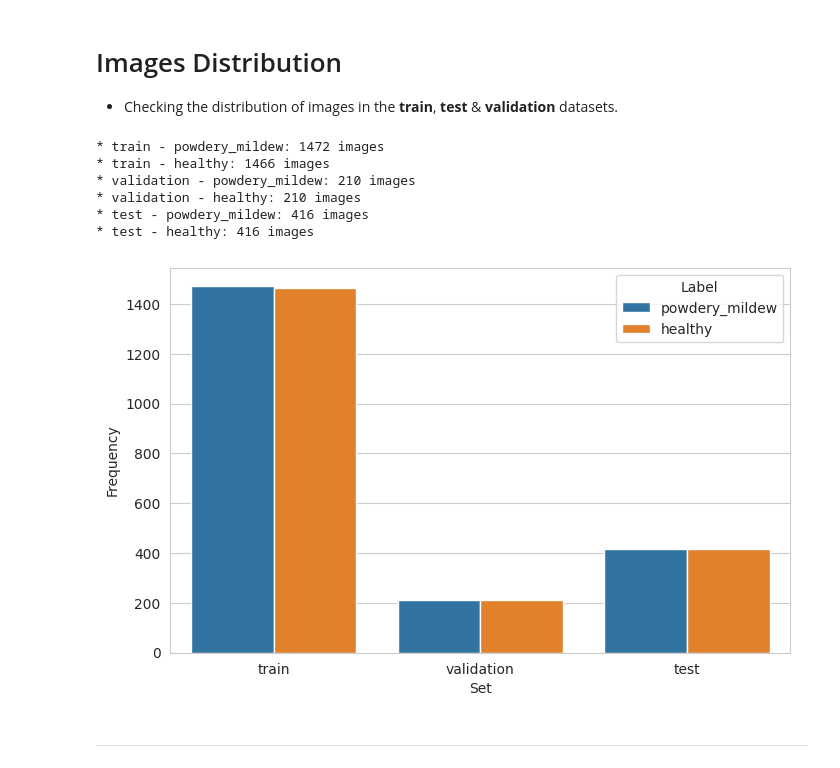
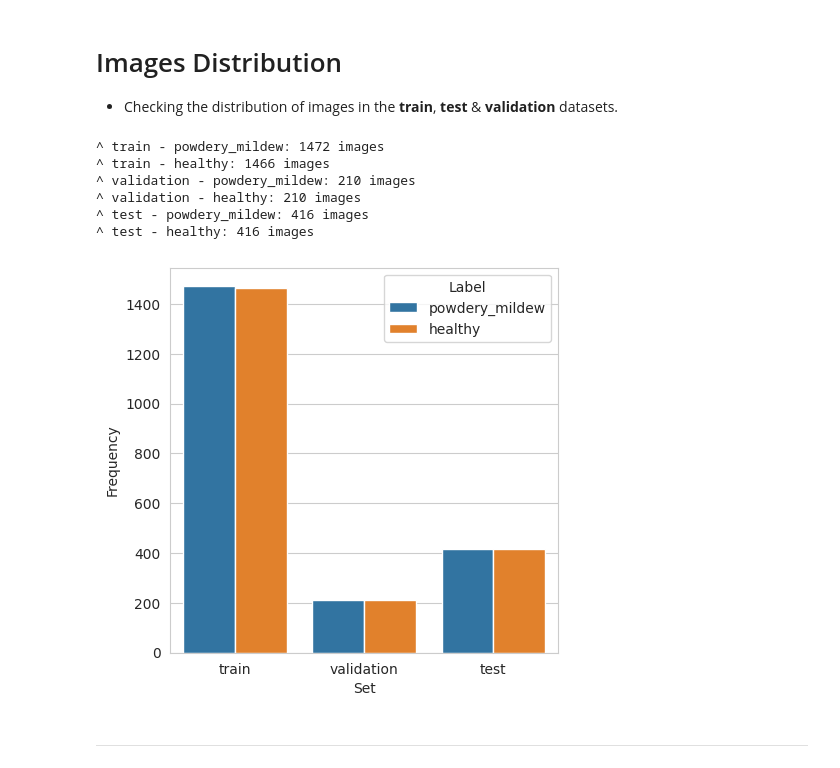
Before and after one commit to kctffs/mildew-detection-in-cherry-leaves, a Jupyter notebook: jupyter_notebooks/ModellingEvaluting.ipynb, the cells around one changed output. Saved outputs shown, nothing was run; the diff lists cells and outputs as text; code cells hidden in the pictures.

```diff
--- a/jupyter_notebooks/ModellingEvaluting.ipynb
+++ b/jupyter_notebooks/ModellingEvaluting.ipynb
@@ -93,30 +93,30 @@ image_shape
 
 - Checking the distribution of images in the **train**, **test** & **validation** datasets.
 # %%
-df_freq = pd.DataFrame([])
+df_frequency = pd.DataFrame([])
 for folder in ['train', 'validation', 'test']:
     for label in labels:
-        df_freq = pd.concat([df_freq, pd.DataFrame([{
+        df_frequency = pd.concat([df_frequency, pd.DataFrame([{
             'Set': folder,
             'Label': label,
             'Frequency': int(len(os.listdir(my_data_dir + '/' + folder + '/' + label)))
         }])], ignore_index=True)
-        print(f"* {folder} - {label}: {len(os.listdir(my_data_dir+'/'+ folder + '/' + label))} images")
+        print(f"^ {folder} - {label}: {len(os.listdir(my_data_dir+'/'+ folder + '/' + label))} images")
 
 print("\n")
 sns.set_style("whitegrid")
-plt.figure(figsize=(8, 5))
-sns.barplot(data=df_freq, x='Set', y='Frequency', hue='Label')
+plt.figure(figsize=(5, 5))
+sns.barplot(data=df_frequency, x='Set', y='Frequency', hue='Label')
 plt.savefig(f'{file_path}/labels_distribution.png', bbox_inches='tight', dpi=150)
 plt.show()
 # %% [output]
-* train - powdery_mildew: 1472 images
-* train - healthy: 1466 images
-* validation - powdery_mildew: 210 images
-* validation - healthy: 210 images
-* test - powdery_mildew: 416 images
-* test - healthy: 416 images
+^ train - powdery_mildew: 1472 images
+^ train - healthy: 1466 images
+^ validation - powdery_mildew: 210 images
+^ validation - healthy: 210 images
+^ test - powdery_mildew: 416 images
+^ test - healthy: 416 images
-[figure, old version]
+[figure, new version]
 # %% [markdown]
 ---
 # %% [markdown]
```
Also changed, not shown: parts of 20 cells of this notebook, 7 other files.
